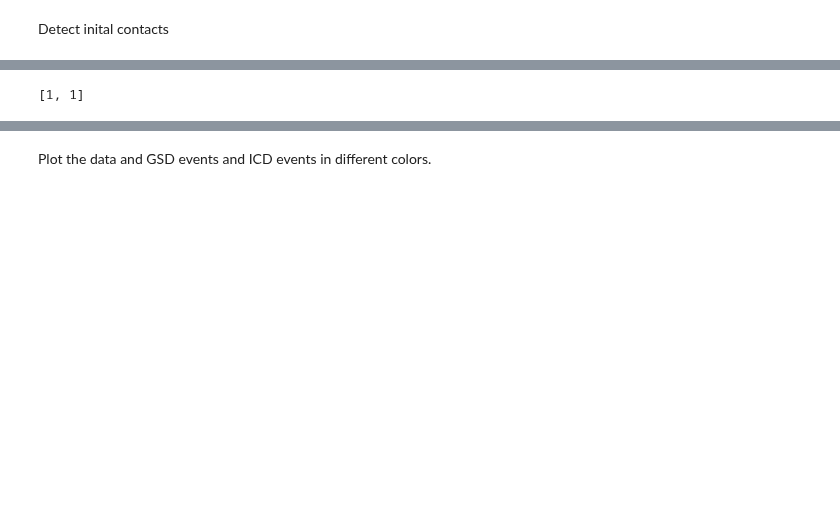
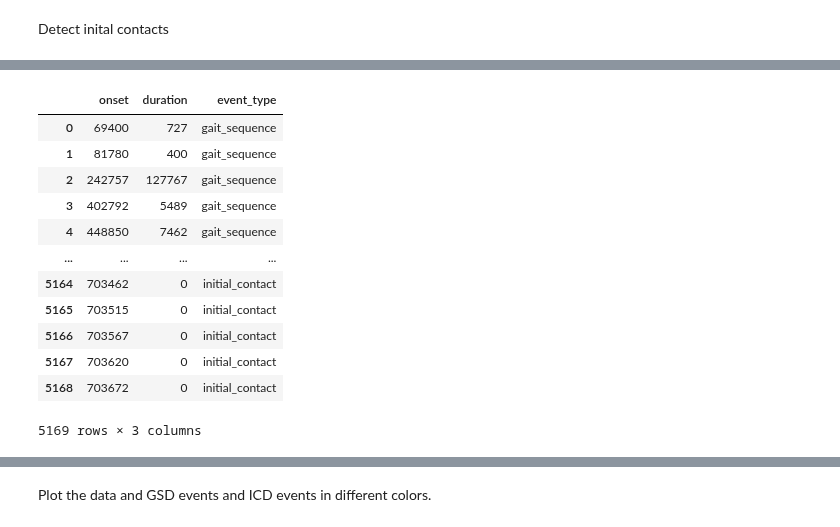
Before and after one commit to neurogeriatricskiel/KielMAT, a Jupyter notebook: examples/events_in_dataclass.ipynb, the cells around one changed output, grey strips where cells are left out. Cells and saved outputs as stored; diff of their text form; code cells hidden in the pictures; blank space fills up the shorter version.

```diff
--- a/examples/events_in_dataclass.ipynb
+++ b/examples/events_in_dataclass.ipynb
@@ -30,18 +69,12 @@ Time series has 3332 samples
 # %% [markdown]
 Select the appropriate part of the data for the GSD algorithm.
 # %%
-# select only data channels of type accceleration (ACCEL)
-type_oi = "ACCEL"
-acc = data.pick_channel_types(type_oi)
-
-# only use the last three columns of the data (lower back)
-acc_data_lower_back = []
-acc_data_lower_back = acc.data[:, -3:]
+acc_data_lower_back = acc.data
 
 # Use Gait_Sequence_Detection to detect gait sequence
 gait_sequences = GSDB.Gait_Sequence_Detection(
     imu_acceleration=acc_data_lower_back,
-    sampling_frequency=data.sampling_frequency,
+    sampling_frequency=fs,
     plot_results=False,
 )
 # %% [output]
@@ -56,0 +97,17 @@ data.events = EventData(name=event_nms, onset=event_onsets, duration=event_durat
+# %%
+import pandas as pd
+
+my_events = {
+    "onset": [
+        int(gs["Start"] * fs) for gs in gait_sequences
+    ],
+    "duration": [
+        int((gs["End"] - gs["Start"]) * fs) for gs in gait_sequences
+    ],
+    "event_type": [
+        "gait_sequence" for gs in gait_sequences
+    ]
+}
+
+my_events_df = pd.DataFrame(my_events)
+my_events_df
@@ -61,7 +130,7 @@ Detect inital contacts
 initial_contacts = ICDA.Initial_Contact_Detection(
     imu_acceleration=acc_data_lower_back,
     gait_sequences=gait_sequences,
-    sampling_frequency=data.sampling_frequency,
+    sampling_frequency=fs,
     plot_results=False,
 )
 # %%
@@ -86,5 +155 @@ initial_contacts
   'SamplingFrequency': 100.0}]
-# %%
-event_durations
-# %% [output]
-[1, 1]
@@ -97,0 +156,23 @@ data.events.add_events(name=event_nms, onset=event_onsets, duration=event_durati
+# %%
+# Add the initial contacts to the existing events
+for gs in initial_contacts:
+    my_events["onset"] += [int(ic * fs) for ic in gs["IC"]]
+    my_events["duration"] += [0 for ic in gs["IC"]]
+    my_events["event_type"] += ["initial_contact" for ic in gs["IC"]]
+
+my_events_df = pd.DataFrame(my_events)
+my_events_df
+# %% [output]
+|  | onset | duration | event_type |
+| 0 | 69400 | 727 | gait_sequence |
+| 1 | 81780 | 400 | gait_sequence |
+| 2 | 242757 | 127767 | gait_sequence |
+| 3 | 402792 | 5489 | gait_sequence |
+| 4 | 448850 | 7462 | gait_sequence |
+| ... | ... | ... | ... |
+| 5164 | 703462 | 0 | initial_contact |
+| 5165 | 703515 | 0 | initial_contact |
+| 5166 | 703567 | 0 | initial_contact |
+| 5167 | 703620 | 0 | initial_contact |
+| 5168 | 703672 | 0 | initial_contact |
+5169 rows × 3 columns
```
Also changed, not shown: parts of 20 cells of this notebook, 1 other file.
